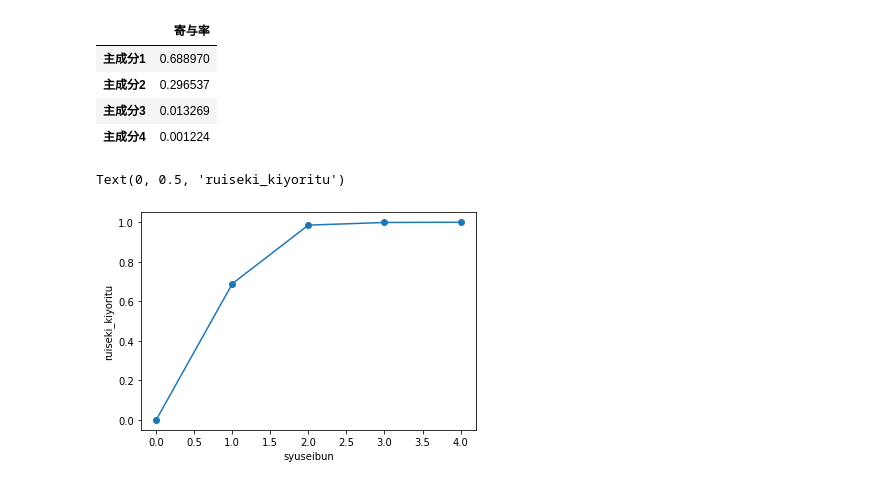
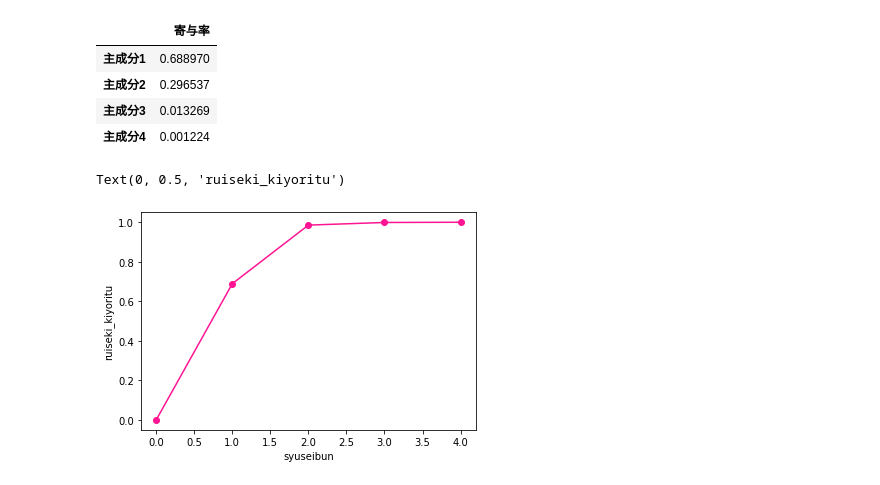
Before and after one commit to englishta/algorithm, a Jupyter notebook: prac2.ipynb, the cells around one changed output. Saved outputs shown, nothing was run; the diff lists cells and outputs as text; code cells hidden in the pictures.

```diff
--- a/prac2.ipynb
+++ b/prac2.ipynb
@@ -140,14 +140,14 @@ df_evr
 # %%
 # 寄与率を累積する
 cc_ratio = np.cumsum(ev_ratio)
 
 # 0を連結
 cc_ratio = np.hstack([0, cc_ratio])
 
 # グラフを描画
-plt.plot(cc_ratio, "-o")
+plt.plot(cc_ratio, "-o", color = 'deeppink')
 plt.xlabel("syuseibun")
 plt.ylabel("ruiseki_kiyoritu")
 # %% [output]
 Text(0, 0.5, 'ruiseki_kiyoritu')
-[figure, old version]
+[figure, new version]
```
